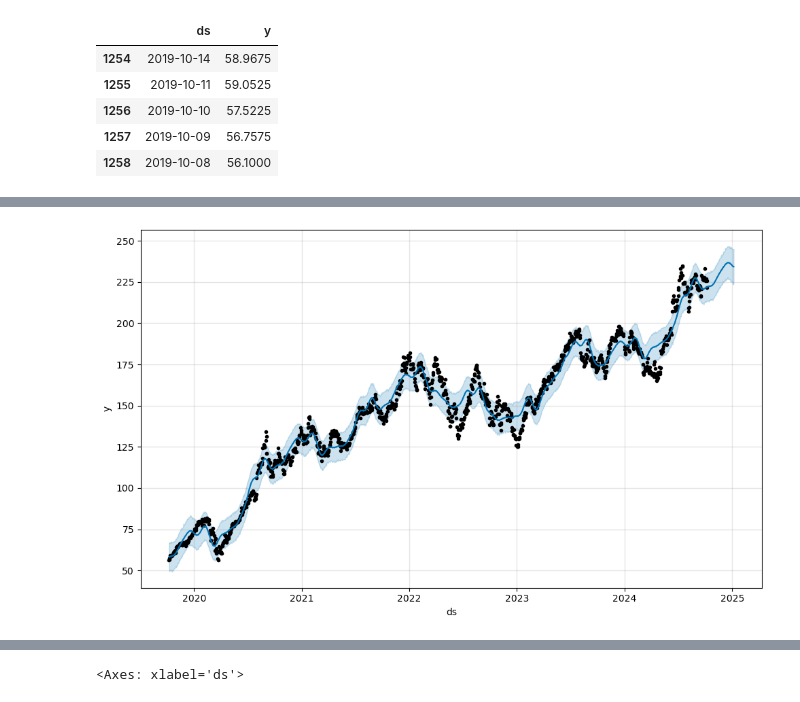
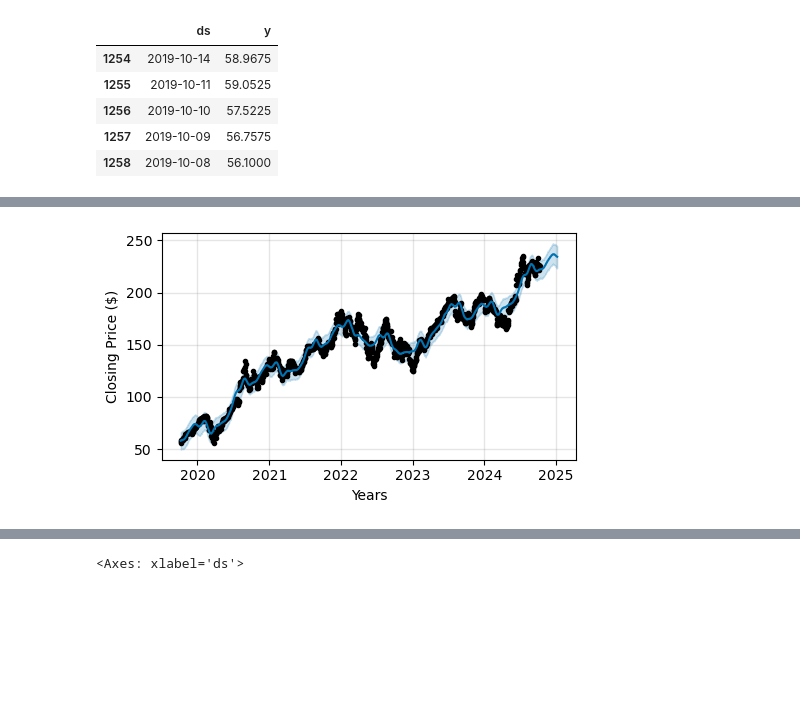
Before and after one commit to Pete1001/Tech_stock_analysis, a Jupyter notebook: Tech_stock_analysis.ipynb, the cells around one changed output, grey strips where cells are left out. Saved outputs shown, nothing was run; the diff lists cells and outputs as text; code cells hidden in the pictures; blank space fills up the shorter version.

Commit message:
10/16/2025 Updates - growth calculations and export of graphs

```diff
--- a/Tech_stock_analysis.ipynb
+++ b/Tech_stock_analysis.ipynb
@@ -533,8 +539,9 @@ display(forecast_aapl_trends.tail())
 # %%
 #Graph the prophet predictions
-fig1 = aapl_trends.plot(forecast_aapl_trends)
+fig1 = aapl_trends.plot(forecast_aapl_trends, figsize=(5,3),xlabel='Years',ylabel='Closing Price ($)')
+plt.savefig('appleforecast.png')
 # %% [output]
-[figure, old version]
+[figure, new version]
 # %%
 #Set the index future dataframe to the ds datetime column
 forecast_aapl_trends = forecast_aapl_trends.set_index('ds')
```
Also changed, not shown: parts of 18 cells of this notebook, 6 other files.
